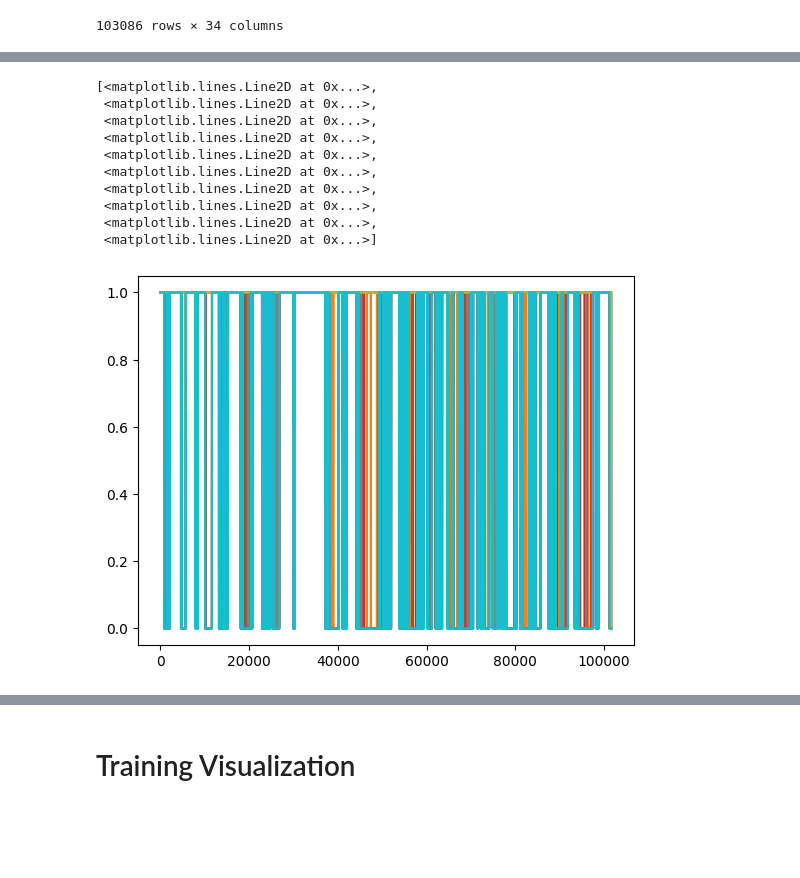
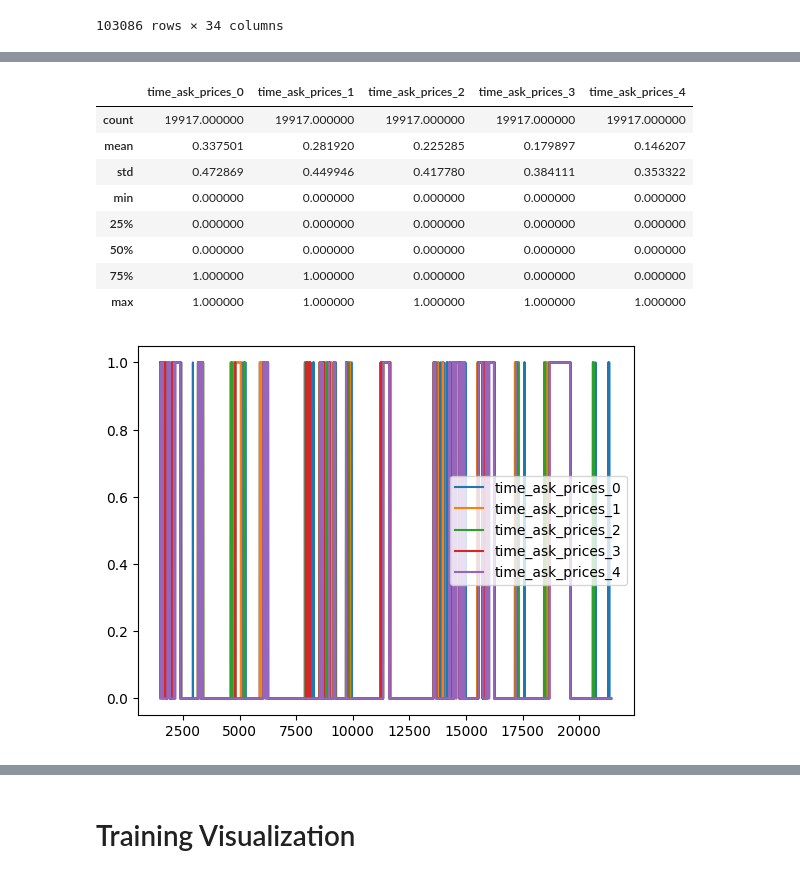
Before and after one commit to poloincognito/limit_order_book, a Jupyter notebook: notebooks/Filltime prediction.ipynb, the cells around one changed output, grey strips where cells are left out. Drawn from its saved outputs; the diff is of its cells as text; code cells hidden in the pictures; blank space fills up the shorter version.

```diff
--- a/notebooks/Filltime prediction.ipynb
+++ b/notebooks/Filltime prediction.ipynb
@@ -248,17 +263,17 @@ TensorShape([101587, 501, 23])
-# %%
-plt.plot(Y)
-# %% [output]
-[<matplotlib.lines.Line2D at 0x...>,
- <matplotlib.lines.Line2D at 0x...>,
- <matplotlib.lines.Line2D at 0x...>,
- <matplotlib.lines.Line2D at 0x...>,
- <matplotlib.lines.Line2D at 0x...>,
- <matplotlib.lines.Line2D at 0x...>,
- <matplotlib.lines.Line2D at 0x...>,
- <matplotlib.lines.Line2D at 0x...>,
- <matplotlib.lines.Line2D at 0x...>,
- <matplotlib.lines.Line2D at 0x...>]
-[figure, removed]
+# %%
+df[['time_' + col for col in columns if 'ask' in col]].iloc[N:len(df)//5].plot()
+df[['time_' + col for col in columns if 'ask' in col]].iloc[N:len(df)//5].describe()
+# %% [output]
+|  | time_ask_prices_0 | time_ask_prices_1 | time_ask_prices_2 | time_ask_prices_3 | time_ask_prices_4 |
+| count | 19917.000000 | 19917.000000 | 19917.000000 | 19917.000000 | 19917.000000 |
+| mean | 0.337501 | 0.281920 | 0.225285 | 0.179897 | 0.146207 |
+| std | 0.472869 | 0.449946 | 0.417780 | 0.384111 | 0.353322 |
+| min | 0.000000 | 0.000000 | 0.000000 | 0.000000 | 0.000000 |
+| 25% | 0.000000 | 0.000000 | 0.000000 | 0.000000 | 0.000000 |
+| 50% | 0.000000 | 0.000000 | 0.000000 | 0.000000 | 0.000000 |
+| 75% | 1.000000 | 1.000000 | 0.000000 | 0.000000 | 0.000000 |
+| max | 1.000000 | 1.000000 | 1.000000 | 1.000000 | 1.000000 |
+[figure, added]
 # %%
 print('X shape :', X.shape)
 print('Y shape :',Y.shape[0])
```
Also changed, not shown: parts of 21 cells of this notebook.
